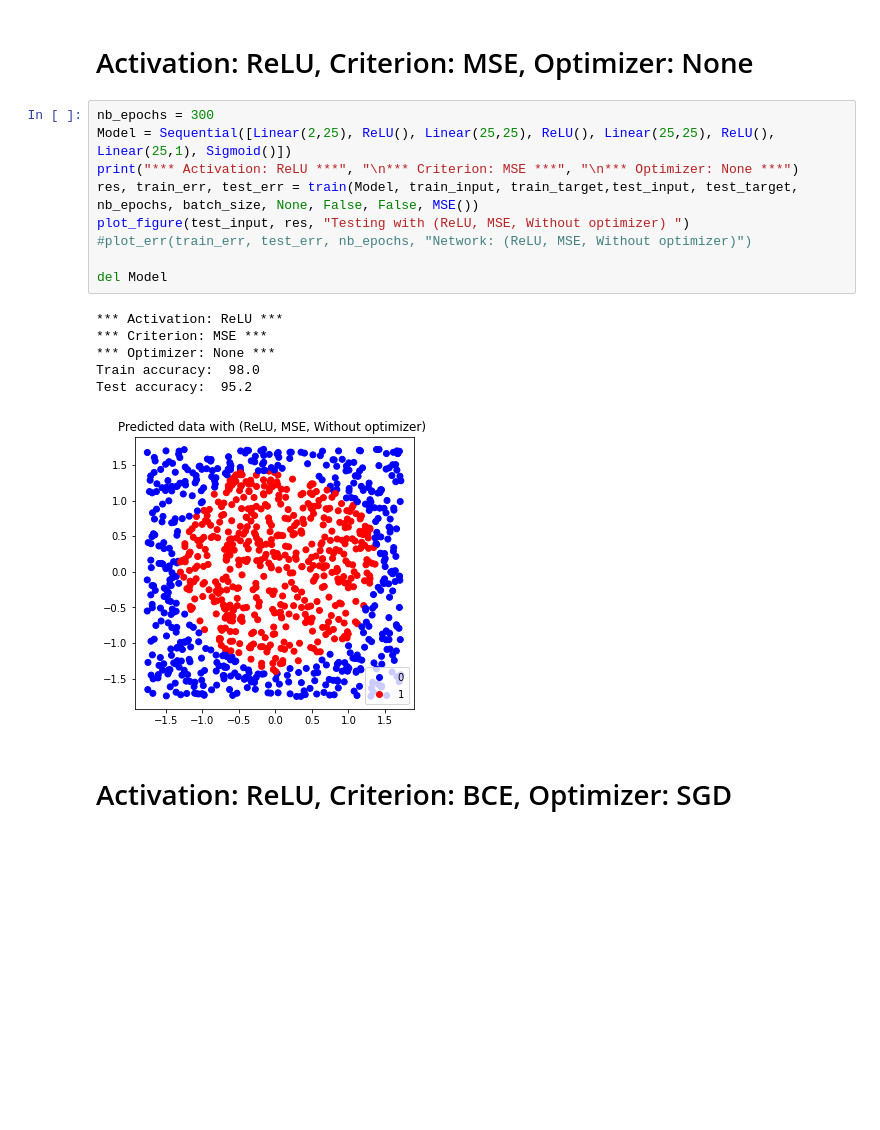
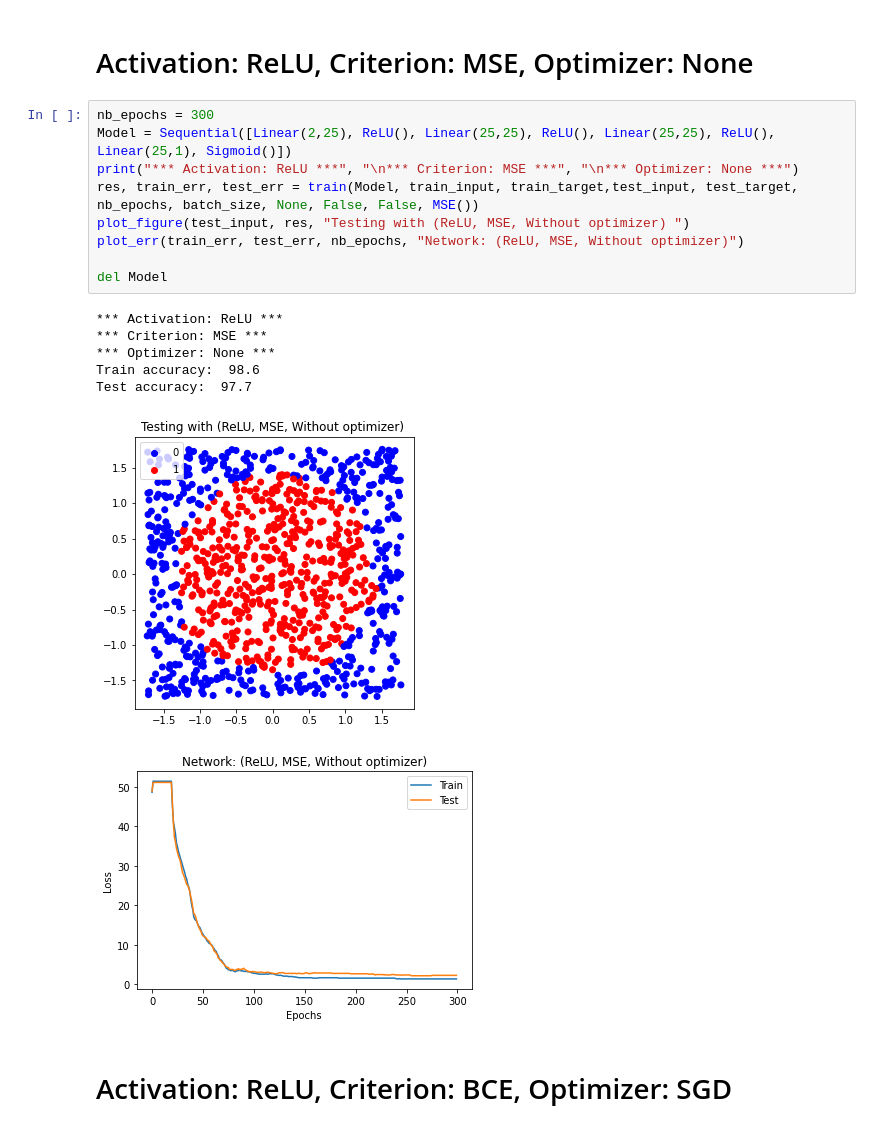
Before and after one commit to vmous93/deep-learning-mini-projects, a Jupyter notebook: Project_2/Test.ipynb, the cells around one changed output. Saved outputs shown, nothing was run; the diff lists cells and outputs as text; blank space fills up the shorter version.

```diff
--- a/Project_2/Test.ipynb
+++ b/Project_2/Test.ipynb
@@ -63,19 +65,20 @@ Test accuracy:  96.0
 # %%
 nb_epochs = 300
 Model = Sequential([Linear(2,25), ReLU(), Linear(25,25), ReLU(), Linear(25,25), ReLU(), Linear(25,1), Sigmoid()])
 print("*** Activation: ReLU ***", "\n*** Criterion: MSE ***", "\n*** Optimizer: None ***")
 res, train_err, test_err = train(Model, train_input, train_target,test_input, test_target, nb_epochs, batch_size, None, False, False, MSE())
 plot_figure(test_input, res, "Testing with (ReLU, MSE, Without optimizer) ")
-#plot_err(train_err, test_err, nb_epochs, "Network: (ReLU, MSE, Without optimizer)")
+plot_err(train_err, test_err, nb_epochs, "Network: (ReLU, MSE, Without optimizer)")
 
 del Model
 # %% [output]
 *** Activation: ReLU ***
 *** Criterion: MSE ***
 *** Optimizer: None ***
-Train accuracy:  98.0
-Test accuracy:  95.2
+Train accuracy:  98.6
+Test accuracy:  97.7
-[figure, old version]
+[figure, new version]
+[figure, added]
 # %% [markdown]
 # Activation: ReLU, Criterion: BCE, Optimizer: SGD
 # %%
```
Also changed, not shown: parts of 18 cells of this notebook.
